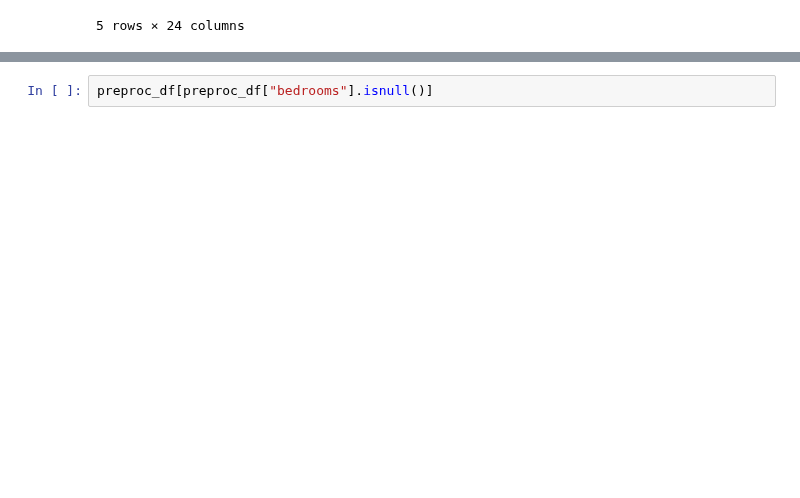
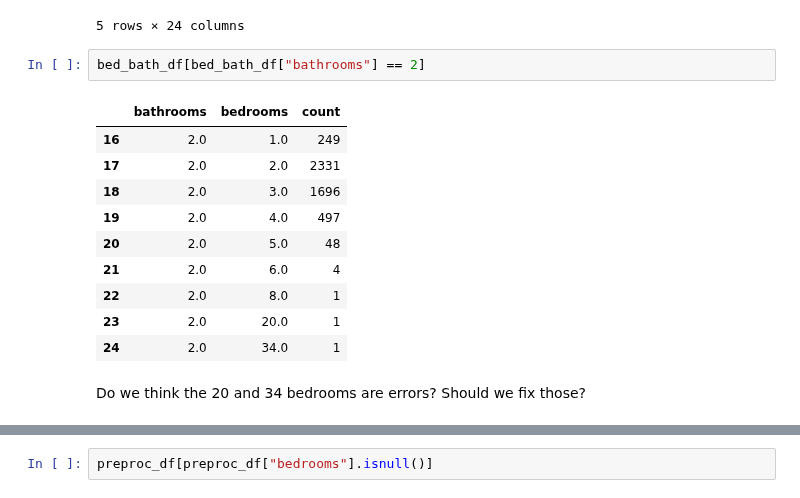
Before and after one commit to nlee98/ADS-599_Capstone_Project, a Jupyter notebook: Code Library/03_Preprocessing.ipynb, the cells around one changed output, grey strips where cells are left out. Drawn from its saved outputs; the diff is of its cells as text; blank space fills up the shorter version.

Commit message:
Missing bedrooms filled

```diff
--- a/Code Library/03_Preprocessing.ipynb
+++ b/Code Library/03_Preprocessing.ipynb
@@ -139,3 +139,18 @@ preproc_df[preproc_df["bedrooms"].isnull()]
 | 14509 | 7.0 | Tiny home | Entire home/apt | 2.0 | NaN | 99.0 | 1 | ... |
 | 16290 | 191.0 | Entire home | Entire home/apt | 2.0 | NaN | 151.0 | 30 | ... |
 5 rows × 24 columns
+# %%
+bed_bath_df[bed_bath_df["bathrooms"] == 2]
+# %% [output]
+|  | bathrooms | bedrooms | count |
+| 16 | 2.0 | 1.0 | 249 |
+| 17 | 2.0 | 2.0 | 2331 |
+| 18 | 2.0 | 3.0 | 1696 |
+| 19 | 2.0 | 4.0 | 497 |
+| 20 | 2.0 | 5.0 | 48 |
+| 21 | 2.0 | 6.0 | 4 |
+| 22 | 2.0 | 8.0 | 1 |
+| 23 | 2.0 | 20.0 | 1 |
+| 24 | 2.0 | 34.0 | 1 |
+# %% [markdown]
+Do we think the 20 and 34 bedrooms are errors? Should we fix those?
```
Also changed, not shown: parts of 2 cells of this notebook.
